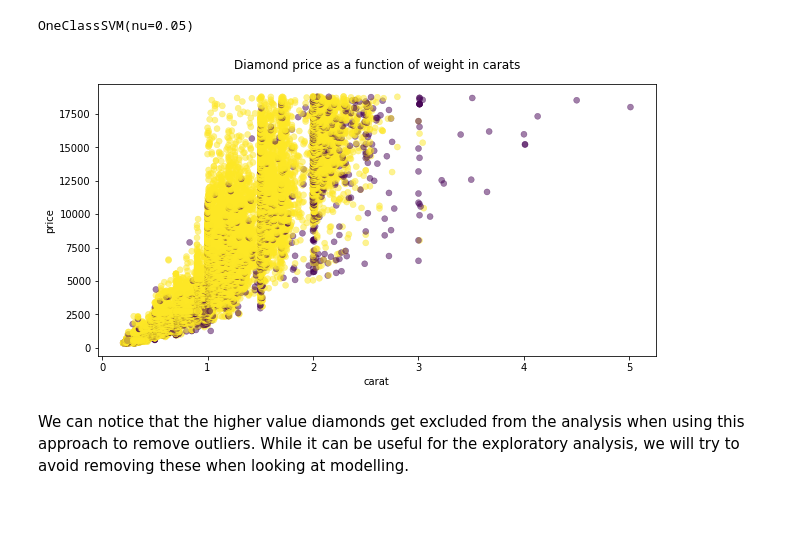
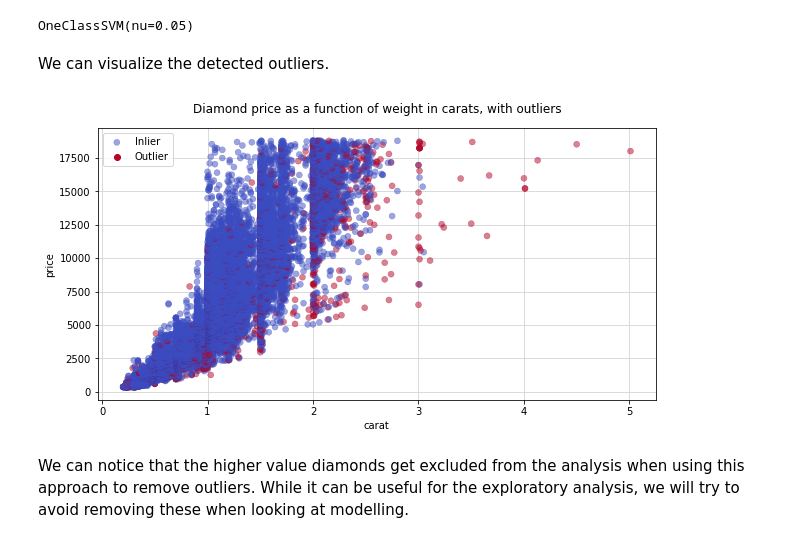
Before and after one commit to SPariente/diamond_price_estimation, a Jupyter notebook: 1_exploration.ipynb, the cells around one changed output. Drawn from its saved outputs; the diff is of its cells as text; code cells hidden in the pictures; blank space fills up the shorter version.

```diff
--- a/1_exploration.ipynb
+++ b/1_exploration.ipynb
@@ -114,7 +127,7 @@ We suggest the following steps: 0-.25, .25-.50, .50-.75, .75-1, 1-1.5, 1.5-2, >2
 # %%
 diam_data['carat_bin'] = pd.cut(
     diam_data['carat'],
-    bins=[0, .25, .5, .75, 1, 1.5, 2, +np.inf]
+    bins=[0, .5, .75, 1, 1.5, 2, +np.inf]
 )
 # %% [markdown]
 We visualize the distribution of this variable.
@@ -230,23 +249,31 @@ ocsvm.fit(diam_data[num_cols])
 OneClassSVM(nu=0.05)
 # %%
 num_outlier_map = ocsvm.predict(diam_data[num_cols])
+# %% [markdown]
+We can visualize the detected outliers.
 # %%
 fig, ax = plt.subplots(figsize = (10,5))
 
 sns.scatterplot(
     x=diam_data['carat'],
     y=diam_data['price'],
     ax=ax,
     alpha=0.5,
     edgecolor=None,
-    c=num_outlier_map
+    hue=num_outlier_map,
+    palette="coolwarm_r"
 )
 
-ax.set_title('Diamond price as a function of weight in carats', pad=15)
+ax.set_title('Diamond price as a function of weight in carats, with outliers', pad=15)
+
+ax.legend(labels=['Inlier', 'Outlier'])
+
+ax.grid(True, color="lightgrey")
+ax.set_axisbelow(True)
 
 plt.show()
 # %% [output]
-[figure, old version]
+[figure, new version]
 # %% [markdown]
 We can notice that the higher value diamonds get excluded from the analysis when using this approach to remove outliers. While it can be useful for the exploratory analysis, we will try to avoid removing these when looking at modelling.
 # %%
```
Also changed, not shown: parts of 17 cells of this notebook.
